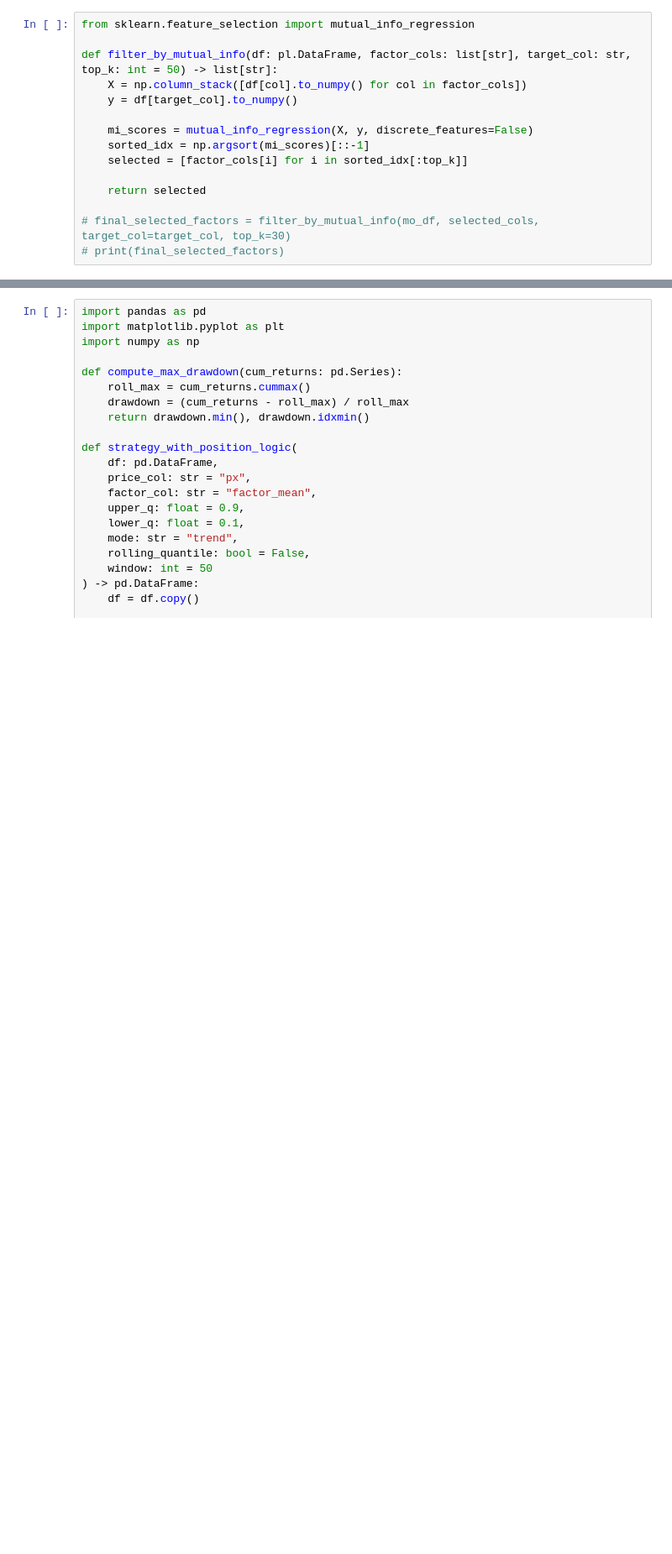
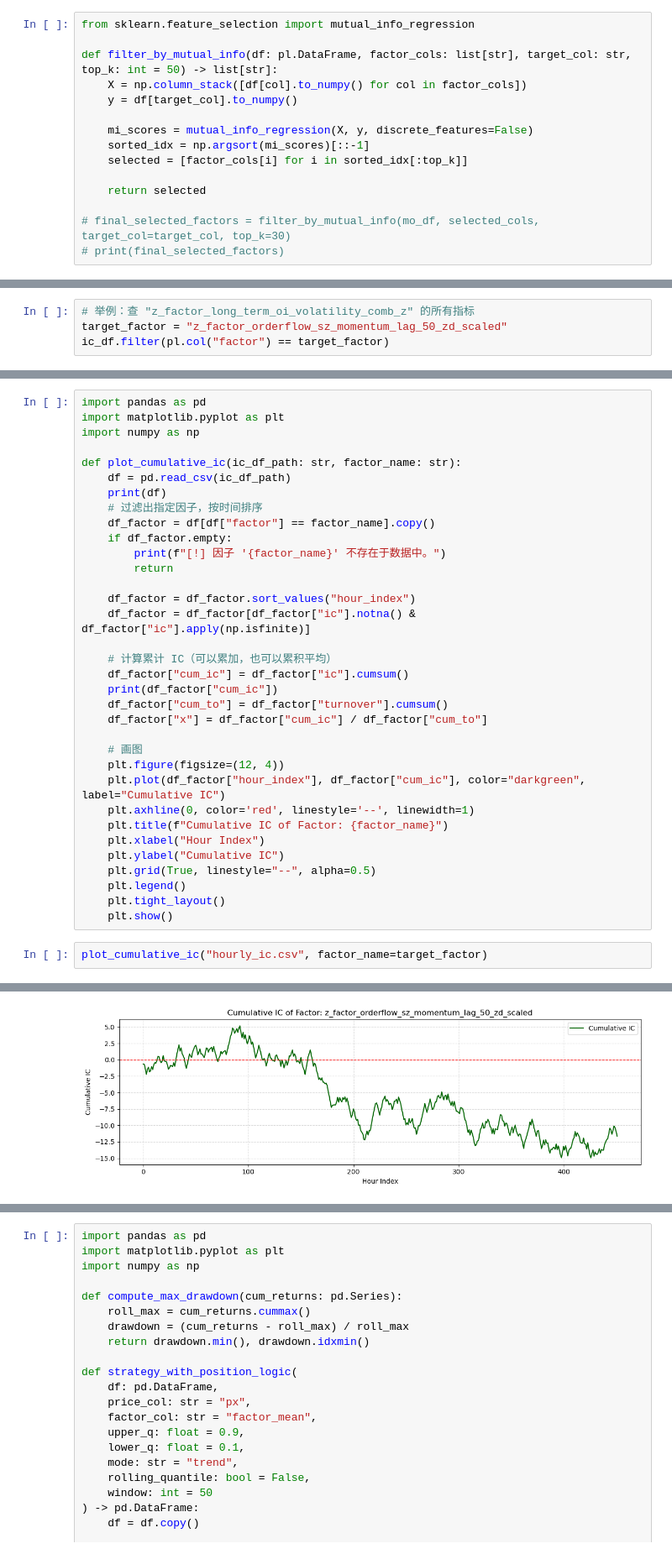
Before and after one commit to Lqz13Th/machine_learning, a Jupyter notebook: feature_engineering/verify_features.ipynb, the cells around one changed output, grey strips where cells are left out. Shown at 84% size. Saved outputs shown, nothing was run; the diff lists cells and outputs as text; blank space fills up the shorter version.

```diff
--- a/feature_engineering/verify_features.ipynb
+++ b/feature_engineering/verify_features.ipynb
@@ -663,0 +724,4 @@ Series([], dtype: int64)
+# %%
+# 举例：查 "z_factor_long_term_oi_volatility_comb_z" 的所有指标
+target_factor = "z_factor_orderflow_sz_momentum_lag_50_zd_scaled"
+ic_df.filter(pl.col("factor") == target_factor)
@@ -663,0 +942,37 @@ Series([], dtype: int64)
+# %%
+import pandas as pd
+import matplotlib.pyplot as plt
+import numpy as np
+
+def plot_cumulative_ic(ic_df_path: str, factor_name: str):
+    df = pd.read_csv(ic_df_path)
+    print(df)
+    # 过滤出指定因子，按时间排序
+    df_factor = df[df["factor"] == factor_name].copy()
+    if df_factor.empty:
+        print(f"[!] 因子 '{factor_name}' 不存在于数据中。")
+        return
+
+    df_factor = df_factor.sort_values("hour_index")
+    df_factor = df_factor[df_factor["ic"].notna() & df_factor["ic"].apply(np.isfinite)]
+
+    # 计算累计 IC（可以累加，也可以累积平均）
+    df_factor["cum_ic"] = df_factor["ic"].cumsum()
+    print(df_factor["cum_ic"])
+    df_factor["cum_to"] = df_factor["turnover"].cumsum()
+    df_factor["x"] = df_factor["cum_ic"] / df_factor["cum_to"]
+
+    # 画图
+    plt.figure(figsize=(12, 4))
+    plt.plot(df_factor["hour_index"], df_factor["cum_ic"], color="darkgreen", label="Cumulative IC")
+    plt.axhline(0, color='red', linestyle='--', linewidth=1)
+    plt.title(f"Cumulative IC of Factor: {factor_name}")
+    plt.xlabel("Hour Index")
+    plt.ylabel("Cumulative IC")
+    plt.grid(True, linestyle="--", alpha=0.5)
+    plt.legend()
+    plt.tight_layout()
+    plt.show()
+# %%
+plot_cumulative_ic("hourly_ic.csv", factor_name=target_factor)
+# %% [output]
@@ -663,0 +996 @@ Series([], dtype: int64)
+[figure, added]
```
Also changed, not shown: parts of 28 cells of this notebook.
